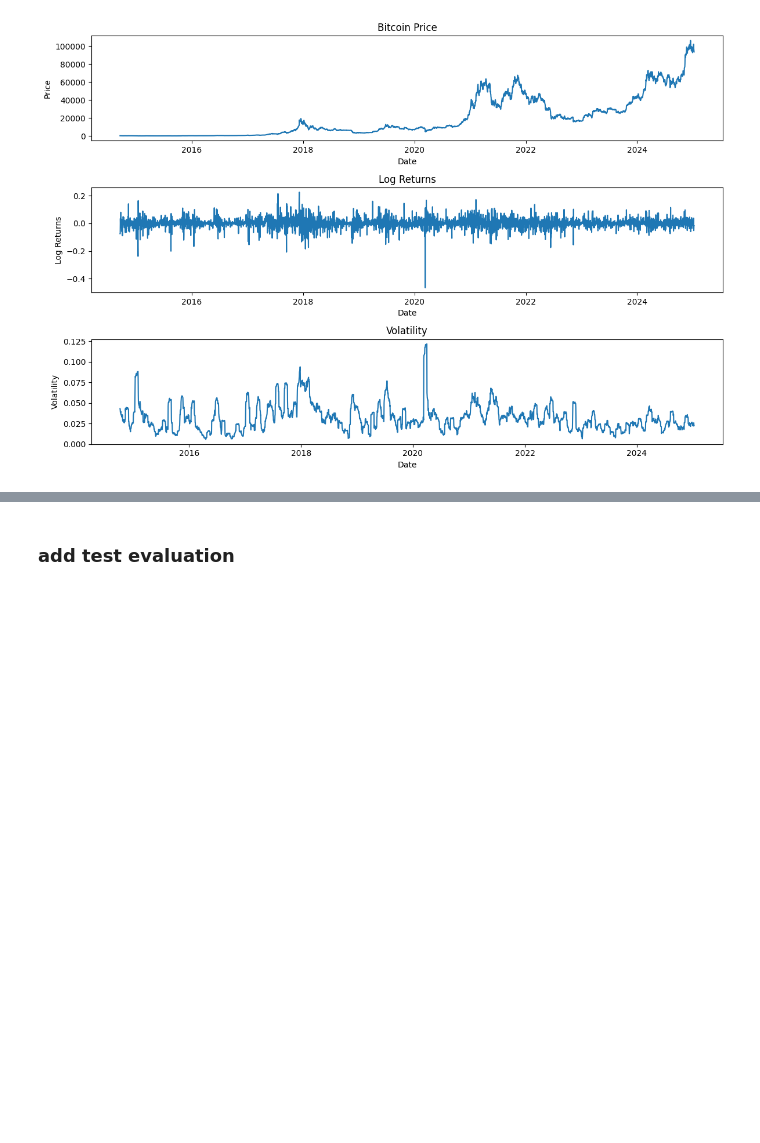
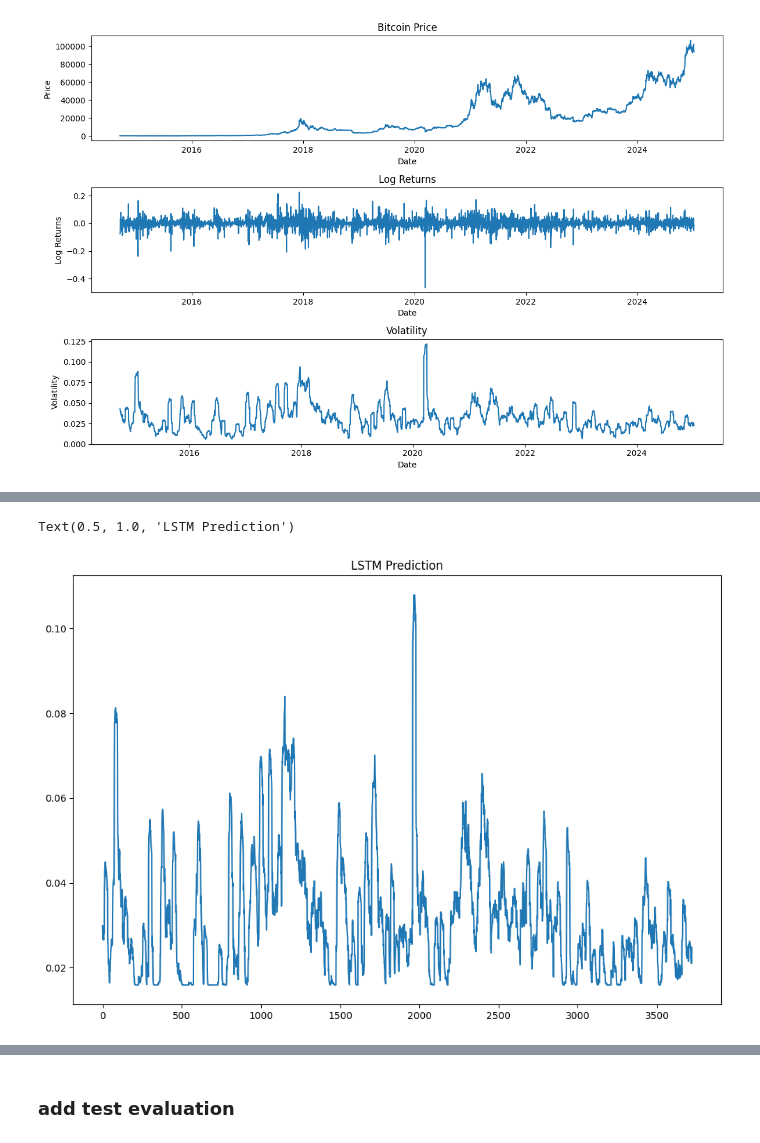
Before and after one commit to emmaebrl/crypto-volatility-lab, a Jupyter notebook: sandbox/explo_time_series.ipynb, the cells around one changed output, grey strips where cells are left out. Saved outputs shown, nothing was run; the diff lists cells and outputs as text; code cells hidden in the pictures; blank space fills up the shorter version.

```diff
--- a/sandbox/explo_time_series.ipynb
+++ b/sandbox/explo_time_series.ipynb
@@ -241,0 +194,8 @@ print(y_pred.shape)
+# %%
+# plot y_pred
+
+y_pred = pipeline.predict(data)
+plt.figure(figsize=(12, 8))
+plt.plot( y_pred, label="LSTM Prediction")
+plt.title("LSTM Prediction")
+# %% [output]
@@ -241,0 +203,2 @@ print(y_pred.shape)
+Text(0.5, 1.0, 'LSTM Prediction')
+[figure, added]
```
Also changed, not shown: parts of 32 cells of this notebook, 7 other files.
